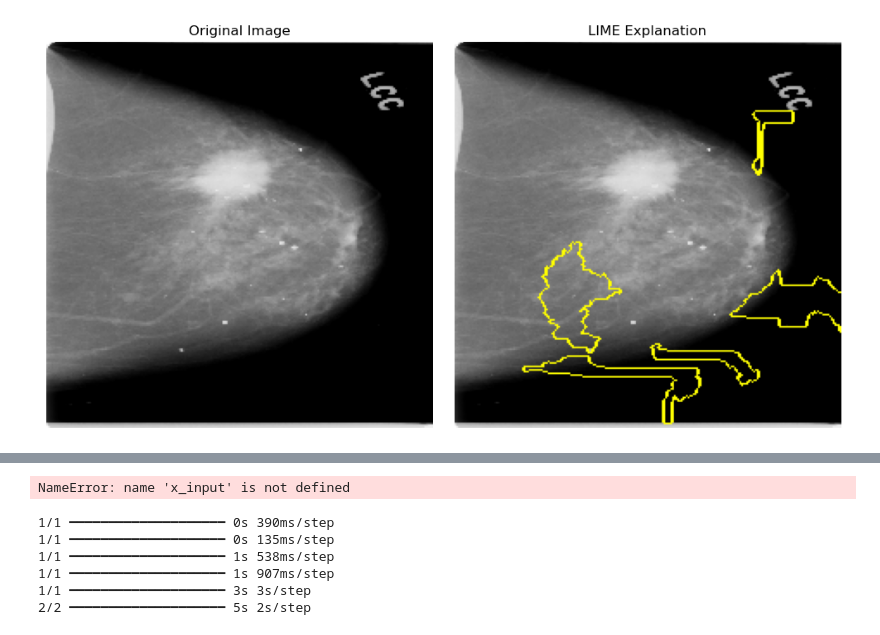
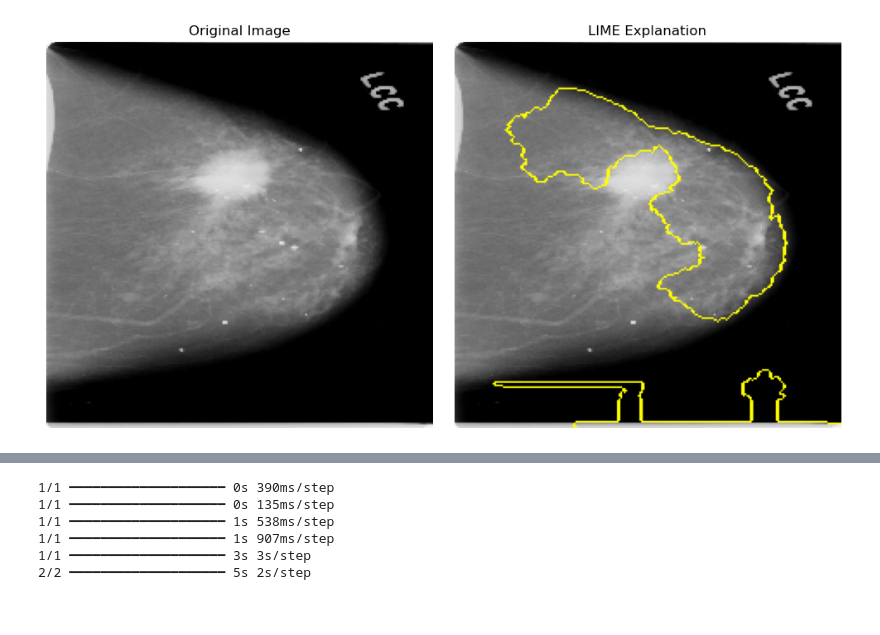
Before and after one commit to annerachelpinto/Capstone2025_Anne, a Jupyter notebook: tests.ipynb, the cells around one changed output, grey strips where cells are left out. Saved outputs shown, nothing was run; the diff lists cells and outputs as text; code cells hidden in the pictures.

Commit message:
updated eda and resnet code

```diff
--- a/tests.ipynb
+++ b/tests.ipynb
@@ -518,7 +29,7 @@ from skimage.segmentation import mark_boundaries
 import matplotlib.pyplot as plt
 
 # Load the trained VGG16 model
-model = load_model('vgg16_finetuned11_final.keras')
+model = load_model('Resnet50_v2.keras')
 
 # Function to preprocess image for VGG16
 def preprocess_image(image_path):
@@ -612 +123 @@ print(f'Model Prediction: {class_label} (Probability: {prediction:.4f})')
-[figure, old version]
+[figure, new version]
@@ -632,8 +143,3 @@ Requirement already satisfied: numba>=0.54 in c:\programdata\anaconda3\lib\site-
 Downloading slicer-0.0.8-py3-none-any.whl (15 kB)
 Installing collected packages: slicer, Shap
 Successfully installed Shap-0.48.0 slicer-0.0.8
-# %%
-pred = model.predict(x_input)
-print("Prediction probabilities:", pred)
-# %% [output]
-NameError: name 'x_input' is not defined
```
Also changed, not shown: parts of 12 cells of this notebook, 6 other files.
